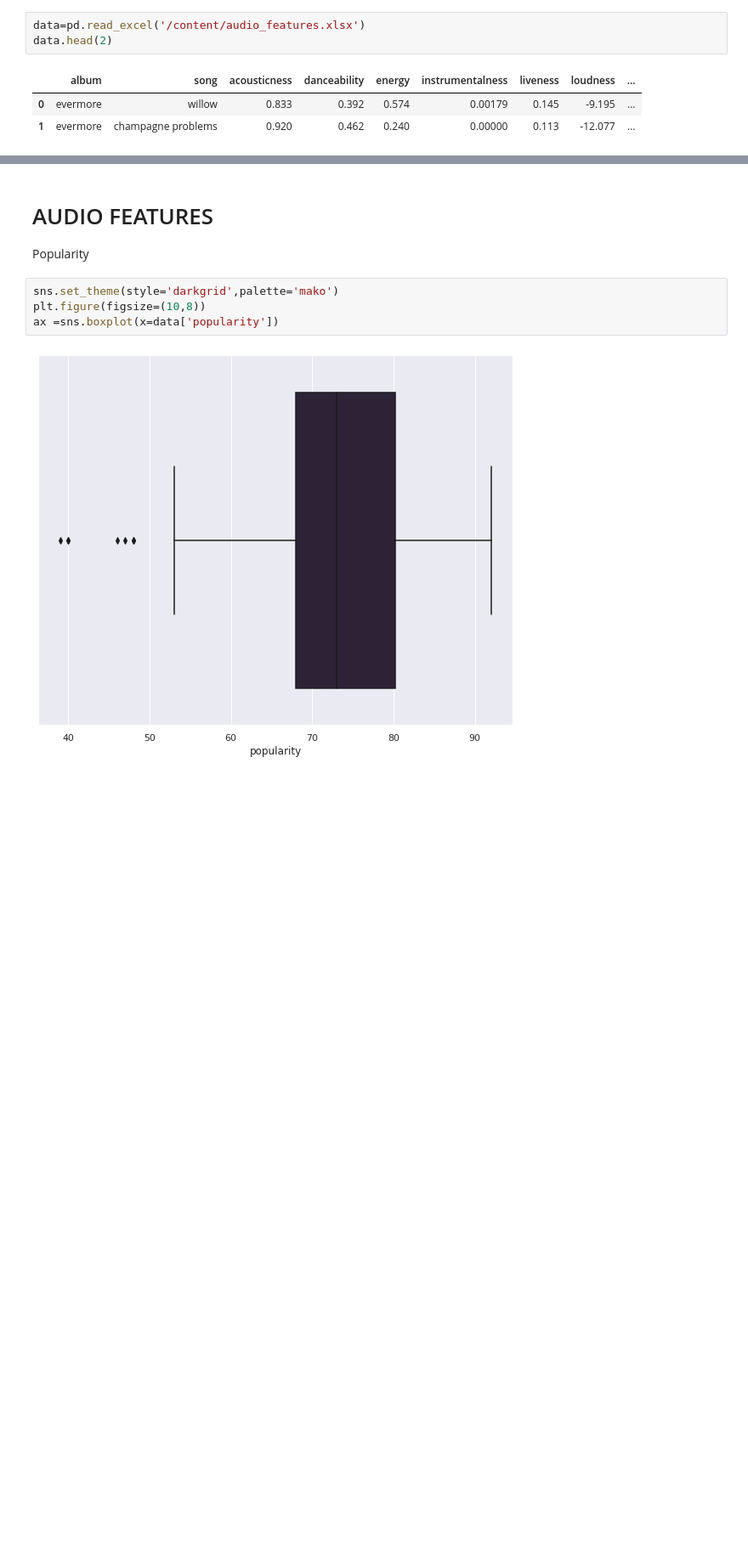
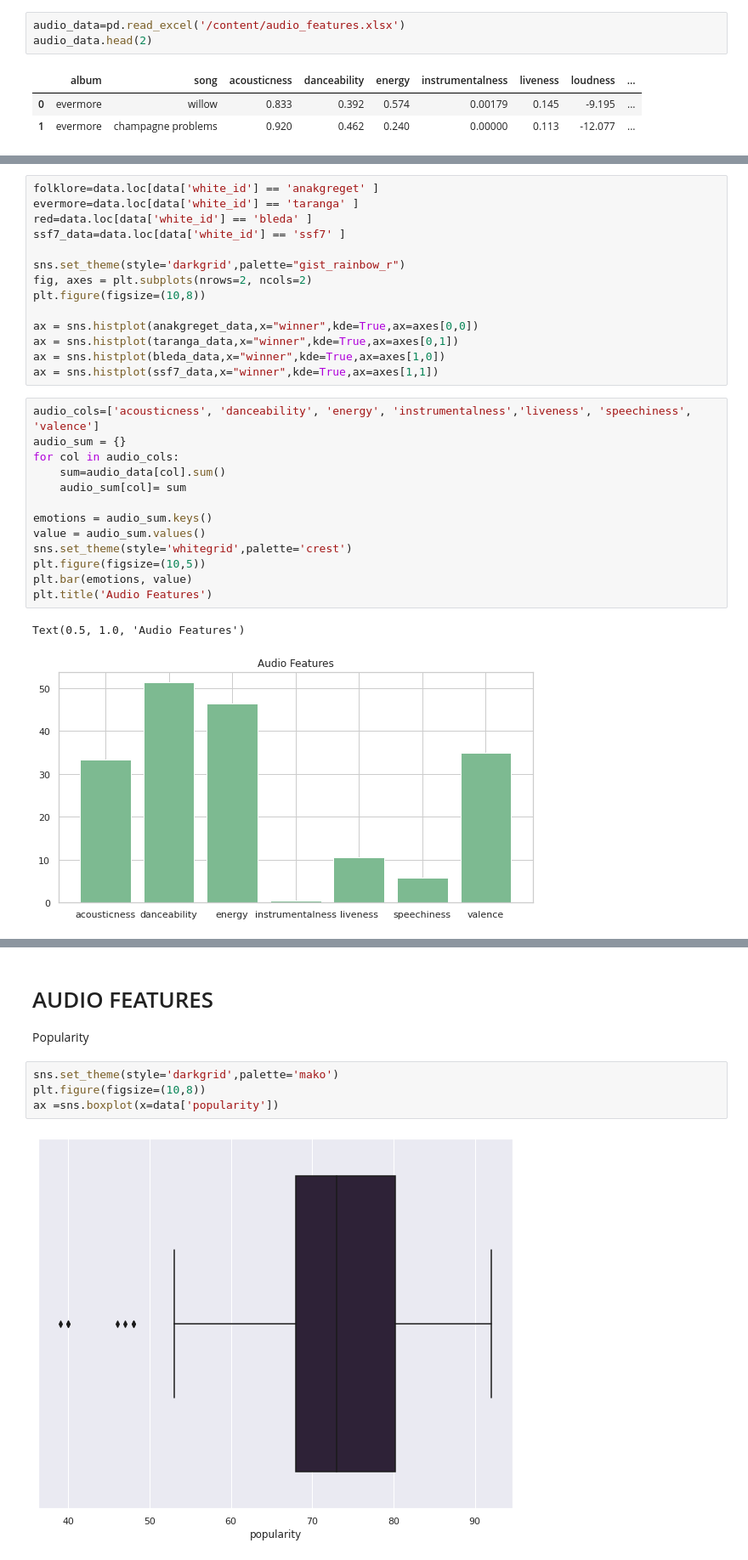
Before and after one commit to Gail529/chess_ML, a Jupyter notebook: Taylor_analysis.ipynb, the cells around one changed output, grey strips where cells are left out. Shown at 85% size. Cells and saved outputs as stored; diff of their text form; blank space fills up the shorter version.

```diff
--- a/Taylor_analysis.ipynb
+++ b/Taylor_analysis.ipynb
@@ -8,6 +18,6 @@ import seaborn as sns
 # %%
-data=pd.read_excel('/content/audio_features.xlsx')
-data.head(2)
+audio_data=pd.read_excel('/content/audio_features.xlsx')
+audio_data.head(2)
 # %% [output]
 |  | album | song | acousticness | danceability | energy | instrumentalness | liveness | loudness | ... |
 | 0 | evermore | willow | 0.833 | 0.392 | 0.574 | 0.00179 | 0.145 | -9.195 | ... |
@@ -14,0 +53,30 @@ data.head(2)
+# %%
+folklore=data.loc[data['white_id'] == 'anakgreget' ]
+evermore=data.loc[data['white_id'] == 'taranga' ]
+red=data.loc[data['white_id'] == 'bleda' ]
+ssf7_data=data.loc[data['white_id'] == 'ssf7' ]
+
+sns.set_theme(style='darkgrid',palette="gist_rainbow_r")
+fig, axes = plt.subplots(nrows=2, ncols=2)
+plt.figure(figsize=(10,8))
+
+ax = sns.histplot(anakgreget_data,x="winner",kde=True,ax=axes[0,0])
+ax = sns.histplot(taranga_data,x="winner",kde=True,ax=axes[0,1])
+ax = sns.histplot(bleda_data,x="winner",kde=True,ax=axes[1,0])
+ax = sns.histplot(ssf7_data,x="winner",kde=True,ax=axes[1,1])
+# %%
+audio_cols=['acousticness', 'danceability', 'energy', 'instrumentalness','liveness', 'speechiness', 'valence']
+audio_sum = {}
+for col in audio_cols:
+    sum=audio_data[col].sum()
+    audio_sum[col]= sum
+
+emotions = audio_sum.keys()
+value = audio_sum.values()
+sns.set_theme(style='whitegrid',palette='crest')
+plt.figure(figsize=(10,5))
+plt.bar(emotions, value)
+plt.title('Audio Features')
+# %% [output]
+Text(0.5, 1.0, 'Audio Features')
+[figure, added]
```
Also changed, not shown: parts of 26 cells of this notebook.
